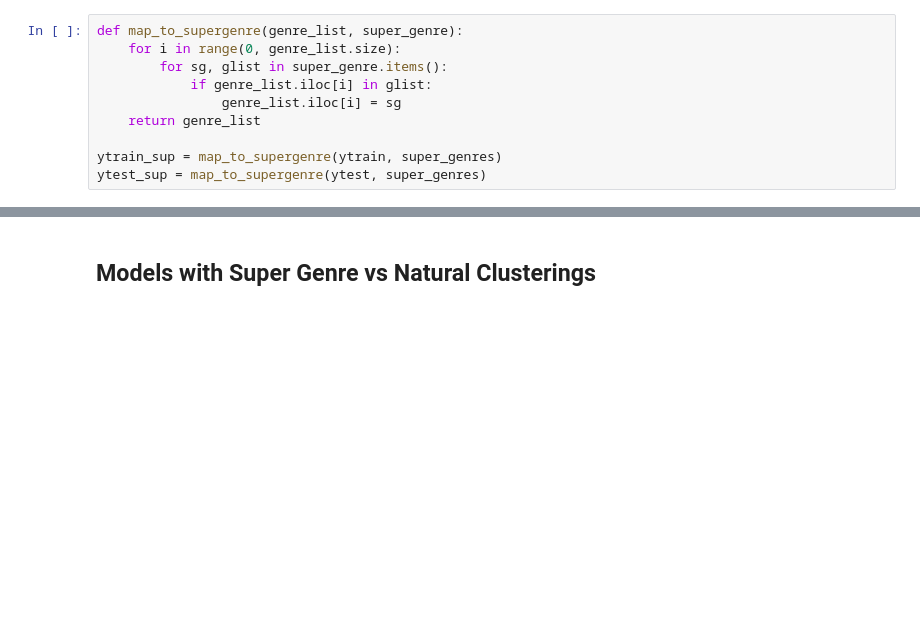
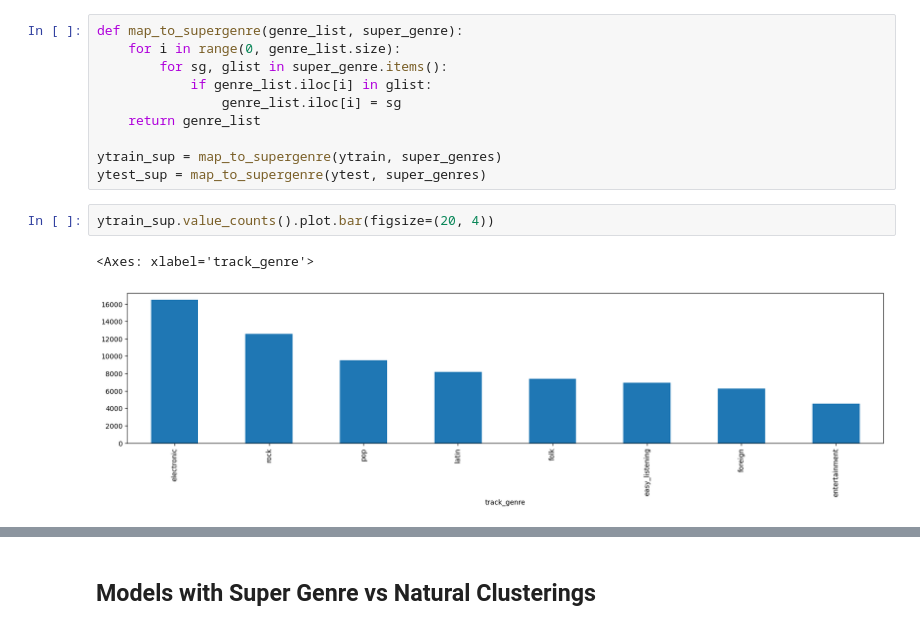
Before and after one commit to cjsyndergaard/project_486, a Jupyter notebook: project_clean.ipynb, the cells around one changed output, grey strips where cells are left out. Drawn from its saved outputs; the diff is of its cells as text; blank space fills up the shorter version.

```diff
--- a/project_clean.ipynb
+++ b/project_clean.ipynb
@@ -84,6 +101,11 @@ def map_to_supergenre(genre_list, super_genre):
 
 ytrain_sup = map_to_supergenre(ytrain, super_genres)
 ytest_sup = map_to_supergenre(ytest, super_genres)
+# %%
+ytrain_sup.value_counts().plot.bar(figsize=(20, 4))
+# %% [output]
+<Axes: xlabel='track_genre'>
+[figure, added]
 # %%
 ## By cluster
 from sklearn.cluster import KMeans
```
Also changed, not shown: parts of 29 cells of this notebook, 36 other files.
